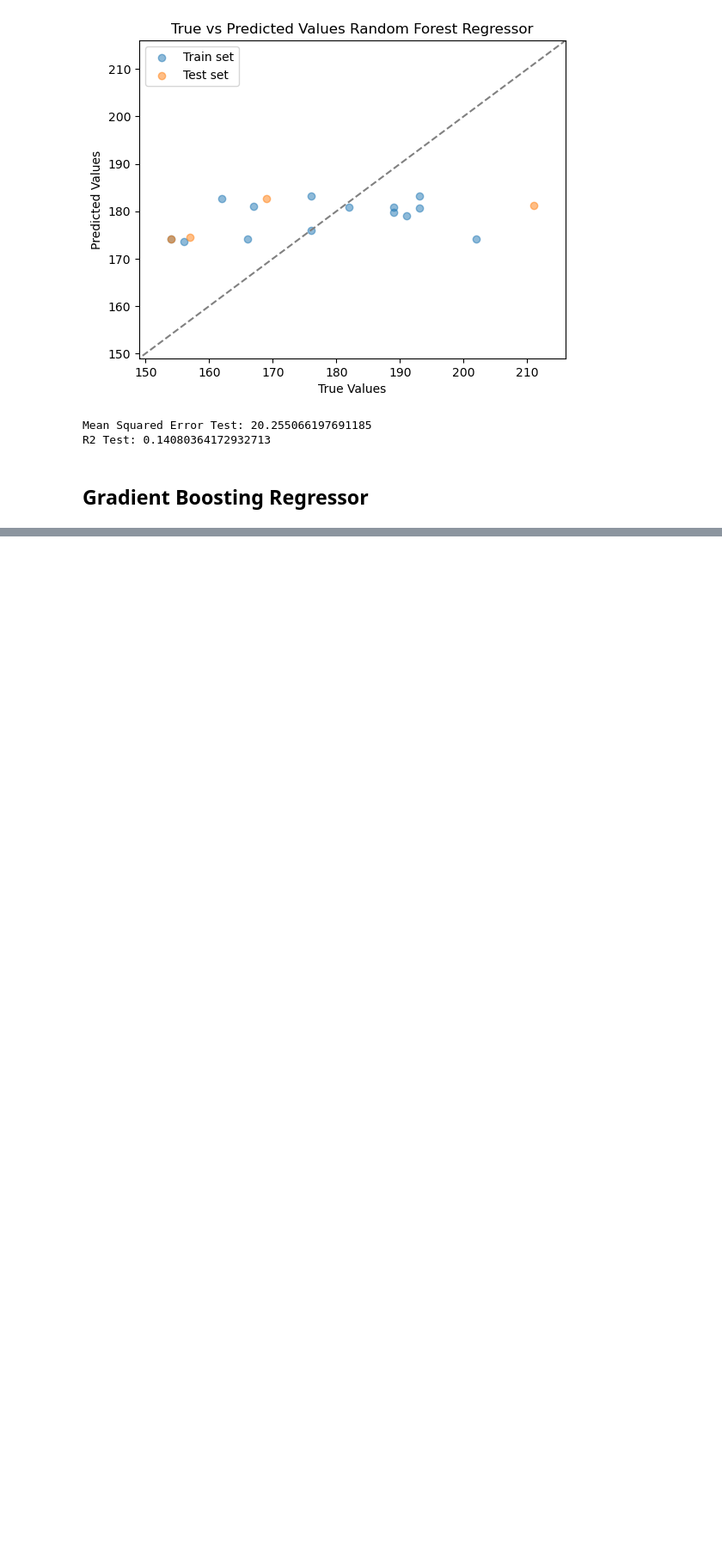
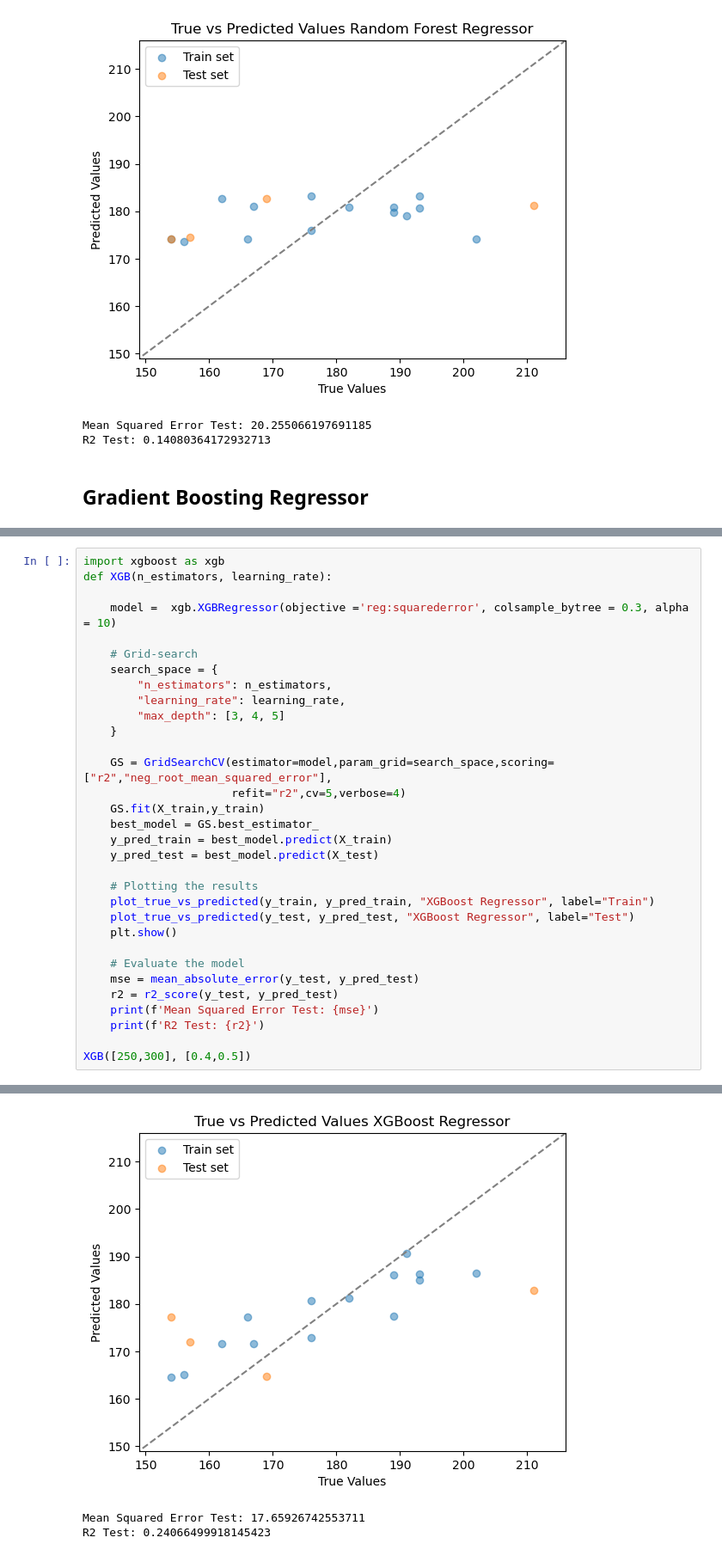
Before and after one commit to krisvals/FYS4155_Projects, a Jupyter notebook: Project3/Regression.ipynb, the cells around one changed output, grey strips where cells are left out. Shown at 86% size. Drawn from its saved outputs; the diff is of its cells as text; blank space fills up the shorter version.

```diff
--- a/Project3/Regression.ipynb
+++ b/Project3/Regression.ipynb
@@ -182,0 +189,33 @@ R2 Test: 0.7501033667997797
+# %%
+import xgboost as xgb
+def XGB(n_estimators, learning_rate):
+
+    model =  xgb.XGBRegressor(objective ='reg:squarederror', colsample_bytree = 0.3, alpha = 10)
+
+    # Grid-search
+    search_space = {
+        "n_estimators": n_estimators,
+        "learning_rate": learning_rate,
+        "max_depth": [3, 4, 5]
+    }
+
+    GS = GridSearchCV(estimator=model,param_grid=search_space,scoring=["r2","neg_root_mean_squared_error"],
+                      refit="r2",cv=5,verbose=4)
+    GS.fit(X_train,y_train)
+    best_model = GS.best_estimator_
+    y_pred_train = best_model.predict(X_train)
+    y_pred_test = best_model.predict(X_test)
+
+    # Plotting the results
+    plot_true_vs_predicted(y_train, y_pred_train, "XGBoost Regressor", label="Train")
+    plot_true_vs_predicted(y_test, y_pred_test, "XGBoost Regressor", label="Test")
+    plt.show()
+
+    # Evaluate the model
+    mse = mean_absolute_error(y_test, y_pred_test)
+    r2 = r2_score(y_test, y_pred_test)
+    print(f'Mean Squared Error Test: {mse}')
+    print(f'R2 Test: {r2}')
+
+XGB([250,300], [0.4,0.5])
+# %% [output]
@@ -182,0 +239,3 @@ R2 Test: 0.7501033667997797
+[figure, added]
+Mean Squared Error Test: 17.65926742553711
+R2 Test: 0.24066499918145423
```
Also changed, not shown: parts of 5 cells of this notebook.
